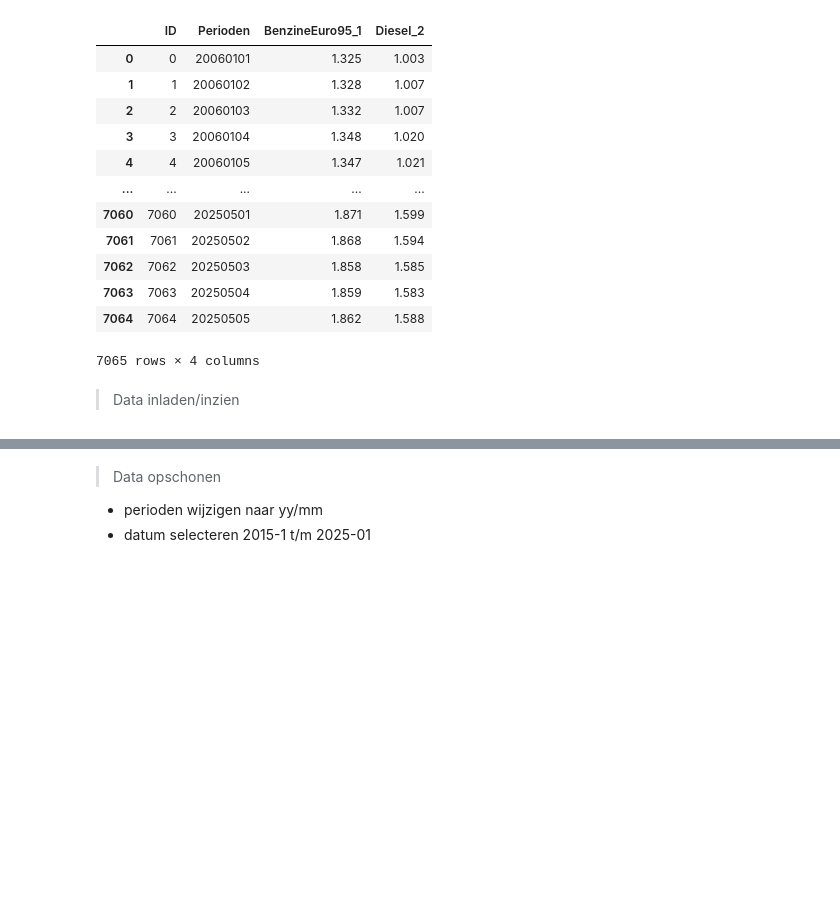
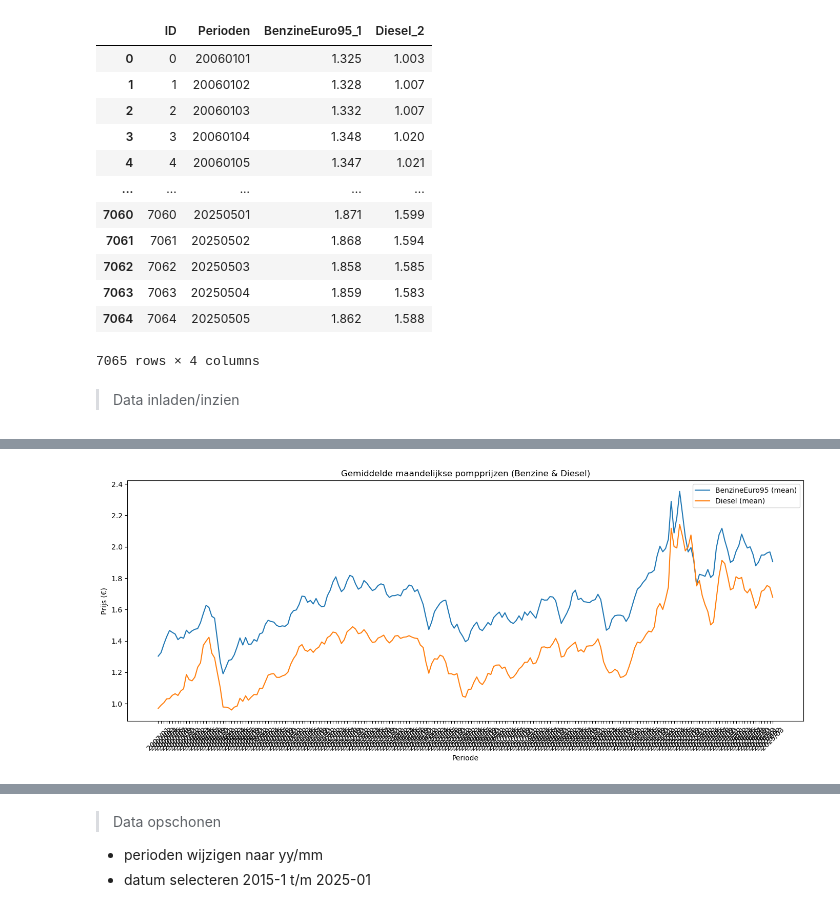
Before and after one commit to DylanHaaz/Tryhard, a Jupyter notebook: v4 _Google_trend/Preprocessing.ipynb, the cells around one changed output, grey strips where cells are left out. Drawn from its saved outputs; the diff is of its cells as text; code cells hidden in the pictures; blank space fills up the shorter version.

```diff
--- a/v4 _Google_trend/Preprocessing.ipynb
+++ b/v4 _Google_trend/Preprocessing.ipynb
@@ -362,3 +379,17 @@ display(df_pompprijzen)
 7065 rows × 4 columns
 # %% [markdown]
 > Data inladen/inzien
+# %%
+# Stap 1: Zet 'Perioden' om naar datetime met expliciet format
+df_pompprijzen['Perioden'] = pd.to_datetime(df_pompprijzen['Perioden'], format='%Y%m%d', errors='coerce')
+
+# Stap 2: Filter op gewenste periode
+df_pompprijzen = df_pompprijzen[
+    (df_pompprijzen['Perioden'] >= '2007-01-01') &
+    (df_pompprijzen['Perioden'] <= '2025-03-31')
+]
+
+# Stap 3: Zet datum om naar maandformaat YYYY/MM (direct goed)
+df_pompprijzen['Periode'] = df_pompprijzen['Perioden'].dt.strftime('%Y/%m')
+
+display(df_pompprijzen)
@@ -364,0 +410,18 @@ display(df_pompprijzen)
+# %%
+
+
+# Stap 4: Maandgemiddelde berekenen
+df_maandelijks = df_pompprijzen.groupby('Periode')[
+    ['BenzineEuro95_1', 'Diesel_2']
+].mean().reset_index()
+
+# Alleen het maandgemiddelde per brandstofsoort per maand
+df_pompprijzen_aggregatie = df_maandelijks.copy()
+
+# Stap 6: Kolomnamen netjes maken
+df_pompprijzen_aggregatie.columns = ['Periode', 'BenzineEuro95_1_mean', 'Diesel_2_mean']
+
+# Stap 3: Zet datum om naar maandformaat YYYY/MM
+df_pompprijzen['Periode'] = df_pompprijzen['Perioden'].dt.strftime('%Y/%m')
+
+display(df_pompprijzen_aggregatie)
@@ -413,0 +479,14 @@ NameError: name 'df_pompprijzen_aggregatie' is not defined
+# %%
+# Plot the monthly aggregated fuel prices for Benzine and Diesel
+plt.figure(figsize=(14, 6))
+plt.plot(df_pompprijzen_aggregatie['Periode'], df_pompprijzen_aggregatie['BenzineEuro95_1_mean'], label='BenzineEuro95 (mean)')
+plt.plot(df_pompprijzen_aggregatie['Periode'], df_pompprijzen_aggregatie['Diesel_2_mean'], label='Diesel (mean)')
+plt.xlabel('Periode')
+plt.ylabel('Prijs (€)')
+plt.title('Gemiddelde maandelijkse pompprijzen (Benzine & Diesel)')
+plt.xticks(rotation=45)
+plt.legend()
+plt.tight_layout()
+plt.show()
+# %% [output]
+[figure, added]
```
Also changed, not shown: parts of 16 cells of this notebook.
